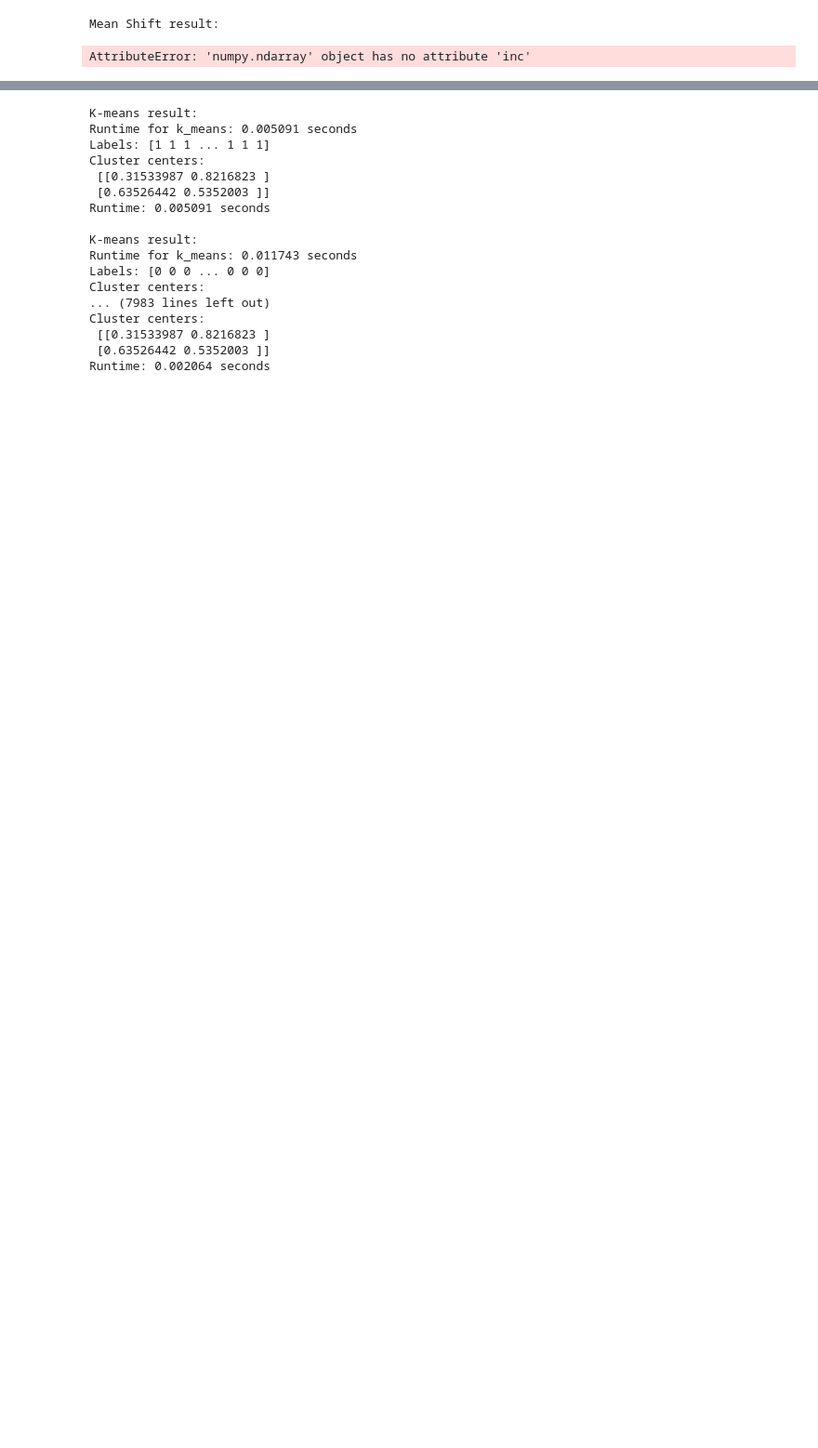
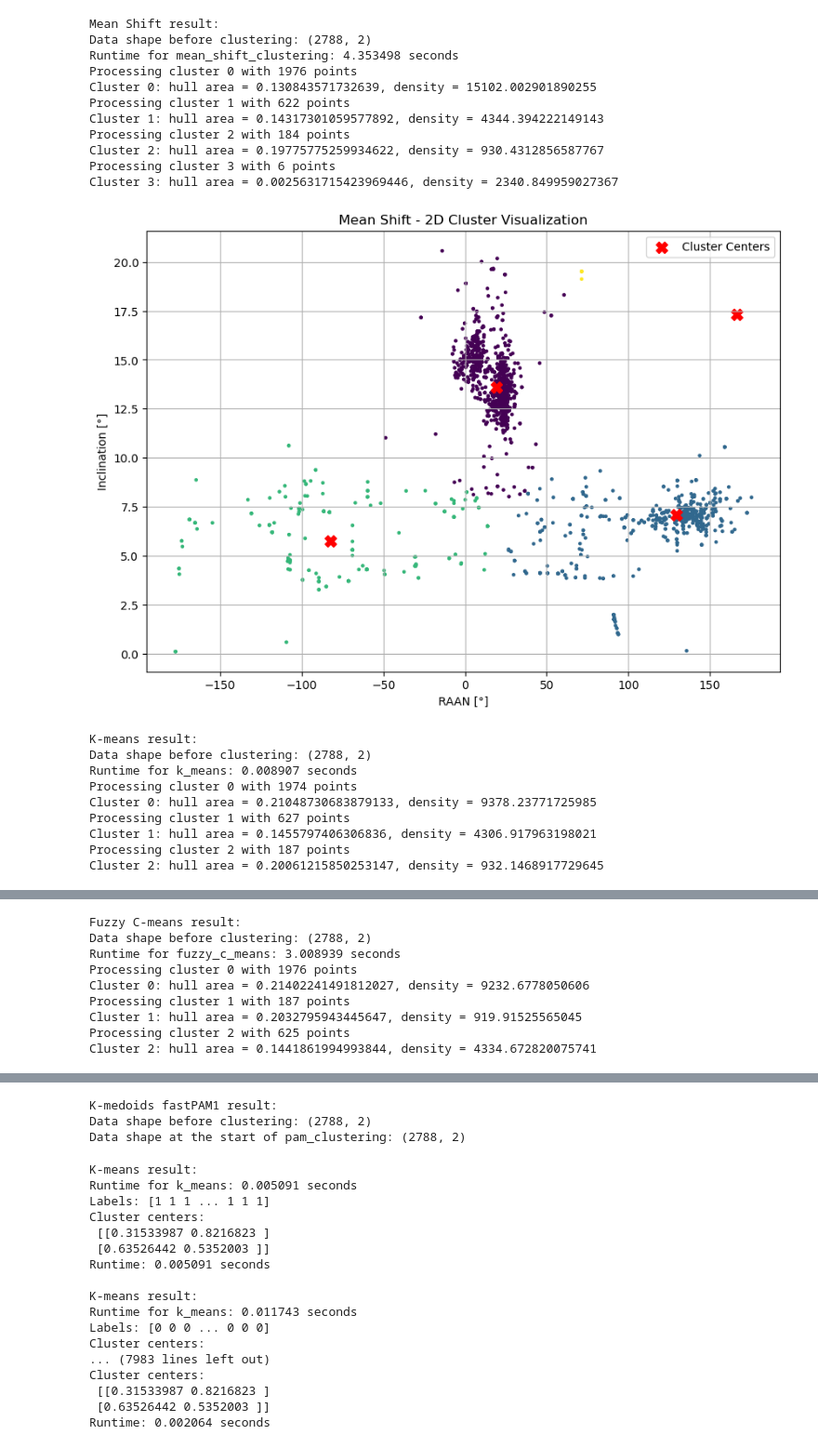
Before and after one commit to FiPf/AIUB-Backup, a Jupyter notebook: clustering/main.ipynb, the cells around one changed output, grey strips where cells are left out. Shown at 93% size. Cells and saved outputs as stored; diff of their text form; code cells hidden in the pictures; blank space fills up the shorter version.

Commit message:
fastpam1 not working

```diff
--- a/clustering/main.ipynb
+++ b/clustering/main.ipynb
@@ -107,7 +107,7 @@ from my_kmedoids import pam_clustering
 from DBSCAN import dbscan_clustering
 from mean_shift import mean_shift_clustering
 import scores
-
+import pandas as pd
 from cluster_data import run_clustering
 
 # Load and preprocess data
@@ -115,17 +115,18 @@ testfile = r"../input/stat_Master_02_geo_s1.crs"
 data = cluster_data.prepare_data_for_clustering(testfile)
 data = np.array(data).T
 normalized_data, data_min, data_max = cluster_data.normalize_data(data)
-k = 2  # Number of clusters
+k = 3  # Number of clusters
 
 list_alg = ["K - Means", "Fuzzy C Means", "FAST PAM 1", "FAST PAM 2", "K - Medoids", "K-medoids fastPAM2 + LAB-build", "DBSCAN"]
 
+
 # Run clustering algorithms
-result_mean_shift, time_mean_shift, n_clusters_mean_shift, points_per_cluster_mean_shift, metrics_mean_shift = run_clustering(mean_shift_clustering, "Mean Shift", normalized_data, data_min, data_max)
-result_kmeans, time_kmeans, n_clusters_kmeans, points_per_cluster_kmeans, metrics_kmeans = run_clustering(k_means, "K-means", normalized_data, data_min, data_max,  plot = True, k = k, init='kmeans++')
-result_fcm, time_fcm, n_clusters_fcm, points_per_cluster_fcm, metrics_fcm = run_clustering(fuzzy_c_means, "Fuzzy C-means", normalized_data, data_min, data_max, plot = True, k = k, m=2)
-result_fastpam1, time_fastpam1,n_clusters_fastpam1, points_per_cluster_fastpam1, metrics_fastpam1 = run_clustering(pam_clustering, "K-medoids fastPAM1", normalized_data, data_min, data_max,  plot = True, k = k, build_function = None, swap_function = my_kmedoids.fastpam1_swap)
-result_kmedoids, time_kmedoids, n_clusters_kmedoids, points_per_cluster_kmedoids, metrics_kmedoids = run_clustering(pam_clustering, "K-medoids (PAM)", normalized_data, data_min, data_max, plot = True, k= k, build_function=None, swap_function=None)
-result_fastpam2, time_fastpam2, n_clusters_fastpam2, points_per_cluster_fastpam2, metrics_fastpam2 = run_clustering(pam_clustering, "K-medoids fastPAM2 + LAB-build", normalized_data, data_min, data_max, plot = True, k = k, build_function = my_kmedoids.fastpam_lab_build, swap_function = my_kmedoids.fastpam2_swap)
+result_mean_shift, time_mean_shift, n_clusters_mean_shift, points_per_cluster_mean_shift, metrics_mean_shift = run_clustering(mean_shift_clustering, "Mean Shift", normalized_data, data_min, data_max, plot = True, bandwidth = 0.2)
+result_kmeans, time_kmeans, n_clusters_kmeans, points_per_cluster_kmeans, metrics_kmeans = run_clustering(k_means, "K-means", normalized_data, data_min, data_max, k, plot = True,  init='kmeans++')
+result_fcm, time_fcm, n_clusters_fcm, points_per_cluster_fcm, metrics_fcm = run_clustering(fuzzy_c_means, "Fuzzy C-means", normalized_data, data_min, data_max, k, plot = True, m=2)
+result_fastpam1, time_fastpam1, n_clusters_fastpam1, points_per_cluster_fastpam1, metrics_fastpam1 = run_clustering(pam_clustering, "K-medoids fastPAM1", normalized_data, data_min, data_max, k, plot = True, build_function = None, swap_function = my_kmedoids.fastpam1_swap)
+result_kmedoids, time_kmedoids, n_clusters_kmedoids, points_per_cluster_kmedoids, metrics_kmedoids = run_clustering(pam_clustering, "K-medoids (PAM)", normalized_data, data_min, data_max, k, plot = True, build_function=None, swap_function=None)
+result_fastpam2, time_fastpam2, n_clusters_fastpam2, points_per_cluster_fastpam2, metrics_fastpam2 = run_clustering(pam_clustering, "K-medoids fastPAM2 + LAB-build", normalized_data, data_min, data_max, k, plot = True, build_function = my_kmedoids.fastpam_lab_build, swap_function = my_kmedoids.fastpam2_swap)
 result_dbscan, time_dbscan, n_clusters_dbscan, points_per_cluster_dbscan, metrics_dbscan = cluster_data.estimate_runtime(dbscan_clustering, normalized_data, eps=0.5, min_samples=5, plot = True)
 
 runtimes = [ time_mean_shift, time_kmeans, time_fcm, time_fastpam1, time_kmedoids, time_fastpam2, time_dbscan]
@@ -133,31 +134,68 @@ n_clusters = [n_clusters_mean_shift, n_clusters_kmeans, n_clusters_fcm, n_cluste
 points_per_clusters = [points_per_cluster_mean_shift, points_per_cluster_kmeans, points_per_cluster_fcm, points_per_cluster_fastpam1, points_per_cluster_kmedoids, points_per_cluster_fastpam2, points_per_cluster_dbscan]
 
 metrics = [metrics_mean_shift, metrics_kmeans, metrics_fcm, metrics_fastpam1, metrics_kmedoids, metrics_fastpam2, metrics_dbscan]
 DB_scores = [metrics_mean_shift[0], metrics_kmeans[0], metrics_fcm[0], metrics_fastpam1[0], metrics_kmedoids[0], metrics_fastpam2[0], metrics_dbscan[0]]
 CH_scores = [metrics_mean_shift[1], metrics_kmeans[1], metrics_fcm[1], metrics_fastpam1[1], metrics_kmedoids[1], metrics_fastpam2[1], metrics_dbscan[1]]
 dunn_index = [metrics_mean_shift[2], metrics_kmeans[2], metrics_fcm[2], metrics_fastpam1[2], metrics_kmedoids[2], metrics_fastpam2[2], metrics_dbscan[2]]
 sil_scores = [metrics_mean_shift[3], metrics_kmeans[3], metrics_fcm[3], metrics_fastpam1[3], metrics_kmedoids[3], metrics_fastpam2[3], metrics_dbscan[3]]
 cluster_2d_std = [metrics_mean_shift[4], metrics_kmeans[4], metrics_fcm[4], metrics_fastpam1[4], metrics_kmedoids[4], metrics_fastpam2[4], metrics_dbscan[4]]
 square_density = [metrics_mean_shift[5], metrics_kmeans[5], metrics_fcm[5], metrics_fastpam1[5], metrics_kmedoids[5], metrics_fastpam2[5], metrics_dbscan[5]]
 hull_density = [metrics_mean_shift[6], metrics_kmeans[6], metrics_fcm[6], metrics_fastpam1[6], metrics_kmedoids[6], metrics_fastpam2[6], metrics_dbscan[6]]
 
 print("\n--- Runtime Summary ---")
 print(f"K-means runtime: {time_kmeans:.6f} seconds")
 print(f"Fuzzy C-means runtime: {time_fcm:.6f} seconds")
 print(f"K-medoids (PAM) runtime: {time_kmedoids:.6f} seconds")
 print(f"K-medoids fastPAM1 runtime: {time_fastpam1:.6f} seconds")
 print(f"K-medoids fastPAM2 + LAB-build runtime: {time_fastpam2:.6f} seconds")
 print(f"DBSCAN runtime: {time_dbscan:.6f} seconds")
 
 print("\nDBSCAN Clustering Result:")
 print("Labels:", result_dbscan)
 
 # Unnormalize DBSCAN results
 unnormalized_data = cluster_data.unnormalize(normalized_data, None, data_min, data_max)[0]
 
 #plotter = ClusterPlotter(unnormalized_data, result_dbscan, None)
 #plotter.clusters_3d_plot("DBSCAN 3D Cluster Visualization")
 #plotter.clusters_2d_plot("DBSCAN 2D Cluster Visualization")
+
+# Collect all metrics in a list of dictionaries (or a list of lists)
+clustering_results = {
+    "Algorithm": ["K-means", "Fuzzy C-means", "K-medoids (PAM)", "K-medoids fastPAM1",
+                  "K-medoids fastPAM2 + LAB-build", "DBSCAN", "Mean Shift"],
+    "Clusters": [n_clusters_kmeans, n_clusters_fcm, n_clusters_kmedoids, n_clusters_fastpam1,
+                 n_clusters_fastpam2, n_clusters_dbscan, n_clusters_mean_shift],
+    "Davies-Bouldin": DB_scores,
+    "Silhouette": sil_scores,
+    "Calinski-Harabasz": CH_scores,
+    "Dunn Index": dunn_index,
+    "Runtime (s)": runtimes
+}
+
+df_results = pd.DataFrame(clustering_results)
+
+df_results.to_csv("clustering_results.csv", index=False)
+print("\nClustering results have been saved to 'clustering_results.csv'")
 # %% [output]
 Mean Shift result:
+Data shape before clustering: (2788, 2)
+Runtime for mean_shift_clustering: 4.353498 seconds
+Processing cluster 0 with 1976 points
+Cluster 0: hull area = 0.130843571732639, density = 15102.002901890255
+Processing cluster 1 with 622 points
+Cluster 1: hull area = 0.14317301059577892, density = 4344.394222149143
+Processing cluster 2 with 184 points
+Cluster 2: hull area = 0.19775775259934622, density = 930.4312856587767
+Processing cluster 3 with 6 points
+Cluster 3: hull area = 0.0025631715423969446, density = 2340.849959027367
+[figure, added]
-AttributeError: 'numpy.ndarray' object has no attribute 'inc'
+K-means result:
+Data shape before clustering: (2788, 2)
+Runtime for k_means: 0.008907 seconds
+Processing cluster 0 with 1974 points
+Cluster 0: hull area = 0.21048730683879133, density = 9378.23771725985
+Processing cluster 1 with 627 points
+Cluster 1: hull area = 0.1455797406306836, density = 4306.917963198021
+Processing cluster 2 with 187 points
+Cluster 2: hull area = 0.20061215850253147, density = 932.1468917729645
@@ -163,0 +203,9 @@ AttributeError: 'numpy.ndarray' object has no attribute 'inc'
+Fuzzy C-means result:
+Data shape before clustering: (2788, 2)
+Runtime for fuzzy_c_means: 3.008939 seconds
+Processing cluster 0 with 1976 points
+Cluster 0: hull area = 0.21402241491812027, density = 9232.6778050606
+Processing cluster 1 with 187 points
+Cluster 1: hull area = 0.2032795943445647, density = 919.91525565045
+Processing cluster 2 with 625 points
+Cluster 2: hull area = 0.1441861994993844, density = 4334.672820075741
@@ -164,3 +213,6 @@ AttributeError: 'numpy.ndarray' object has no attribute 'inc'
+K-medoids fastPAM1 result:
+Data shape before clustering: (2788, 2)
+Data shape at the start of pam_clustering: (2788, 2)
 # %%
 import numpy as np
 import matplotlib.pyplot as plt
```
Also changed, not shown: parts of 2 cells of this notebook, 4 other files.
